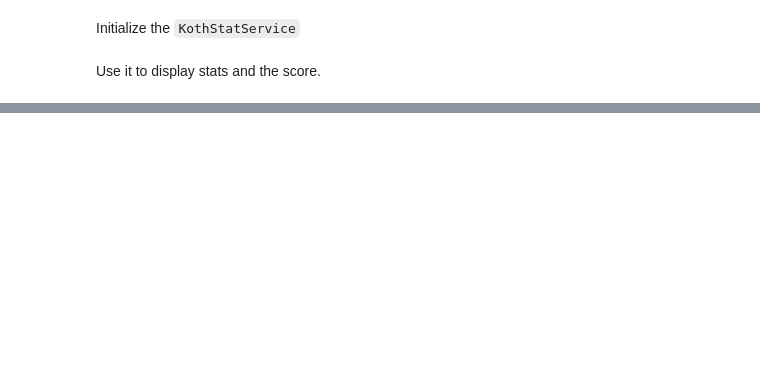
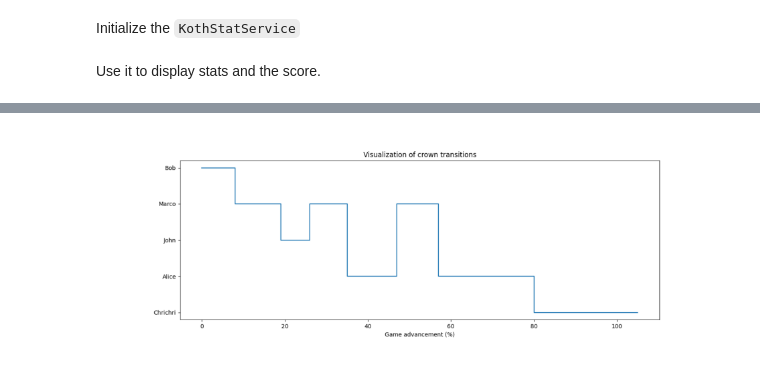
Before and after one commit to Wolgamonox/koth-ping-pong-website, a Jupyter notebook: koth_stats/example/koth_stats_example.ipynb, the cells around one changed output, grey strips where cells are left out. Saved outputs shown, nothing was run; the diff lists cells and outputs as text; code cells hidden in the pictures; blank space fills up the shorter version.

```diff
--- a/koth_stats/example/koth_stats_example.ipynb
+++ b/koth_stats/example/koth_stats_example.ipynb
@@ -69,0 +71,6 @@ ks_service.points_df
+# %%
+fig, ax = plt.subplots()
+fig.set_size_inches(12, 4)
+display_figure(ks_service.graph_visualization.plot(include_title=True), ax=ax)
+# %% [output]
+[figure, added]
```
Also changed, not shown: parts of 9 cells of this notebook, 1 other file.
